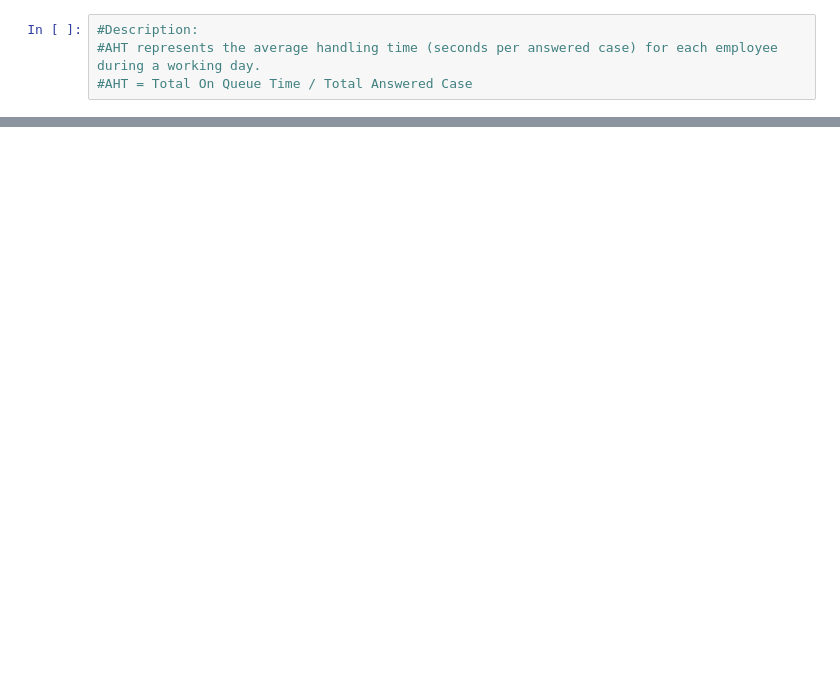
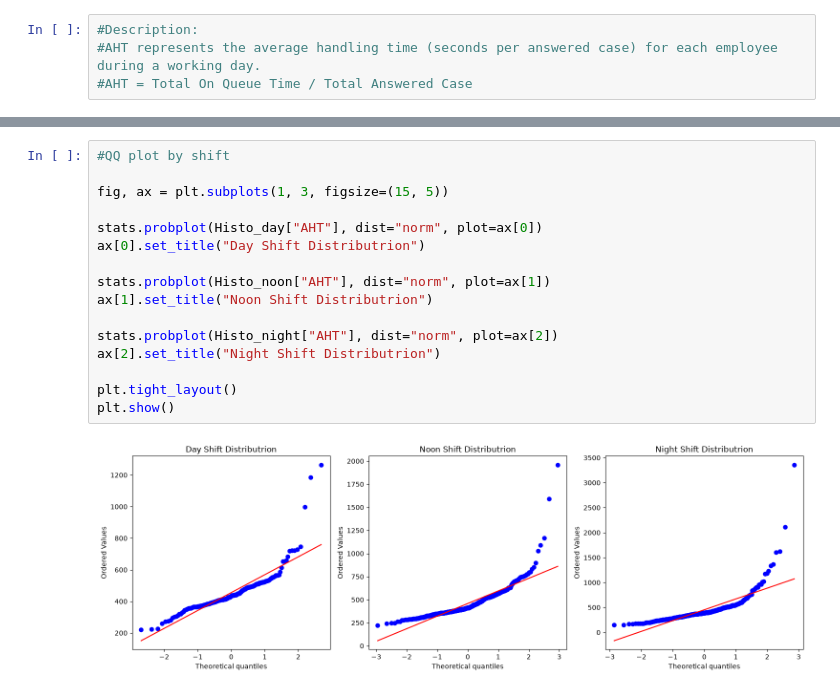
Before and after one commit to Rockiearn/CNX, a Jupyter notebook: notebooks/EDA.ipynb, the cells around one changed output, grey strips where cells are left out. Cells and saved outputs as stored; diff of their text form; blank space fills up the shorter version.

```diff
--- a/notebooks/EDA.ipynb
+++ b/notebooks/EDA.ipynb
@@ -174,0 +256,18 @@ df_shift_insight
+# %%
+#QQ plot by shift
+
+fig, ax = plt.subplots(1, 3, figsize=(15, 5))
+
+stats.probplot(Histo_day["AHT"], dist="norm", plot=ax[0])
+ax[0].set_title("Day Shift Distributrion")
+
+stats.probplot(Histo_noon["AHT"], dist="norm", plot=ax[1])
+ax[1].set_title("Noon Shift Distributrion")
+
+stats.probplot(Histo_night["AHT"], dist="norm", plot=ax[2])
+ax[2].set_title("Night Shift Distributrion")
+
+plt.tight_layout()
+plt.show()
+# %% [output]
+[figure, added]
```
Also changed, not shown: parts of 26 cells of this notebook.
